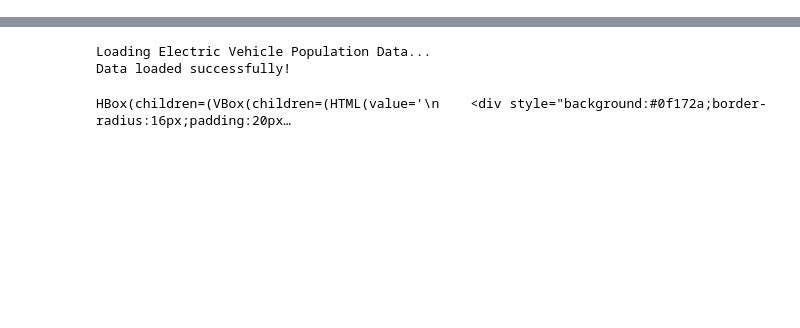
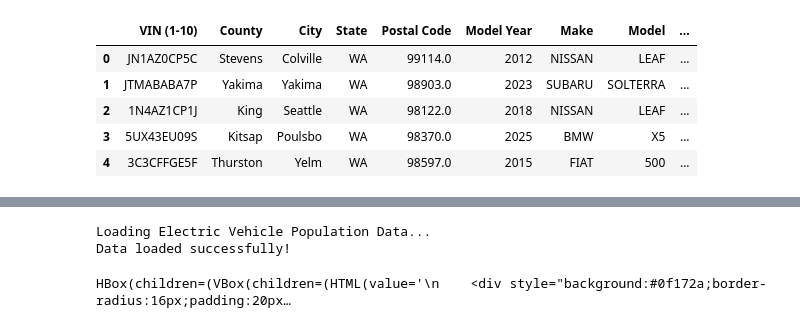
Before and after one commit to SagarGhosh01/Visualizing-the-EV-Revolution, a Jupyter notebook: Project.ipynb, the cells around one changed output, grey strips where cells are left out. Cells and saved outputs as stored; diff of their text form; code cells hidden in the pictures; blank space fills up the shorter version.

```diff
--- a/Project.ipynb
+++ b/Project.ipynb
@@ -0,0 +14,3 @@
+# %%
+df = pd.read_csv('Electric_Vehicle_Population_Data.csv')
+df.info()
@@ -0,0 +35,9 @@
+# %%
+df.head()
+# %% [output]
+|  | VIN (1-10) | County | City | State | Postal Code | Model Year | Make | Model | ... |
+| 0 | JN1AZ0CP5C | Stevens | Colville | WA | 99114.0 | 2012 | NISSAN | LEAF | ... |
+| 1 | JTMABABA7P | Yakima | Yakima | WA | 98903.0 | 2023 | SUBARU | SOLTERRA | ... |
+| 2 | 1N4AZ1CP1J | King | Seattle | WA | 98122.0 | 2018 | NISSAN | LEAF | ... |
+| 3 | 5UX43EU09S | Kitsap | Poulsbo | WA | 98370.0 | 2025 | BMW | X5 | ... |
+| 4 | 3C3CFFGE5F | Thurston | Yelm | WA | 98597.0 | 2015 | FIAT | 500 | ... |
```
Also changed, not shown: parts of 6 cells of this notebook.
